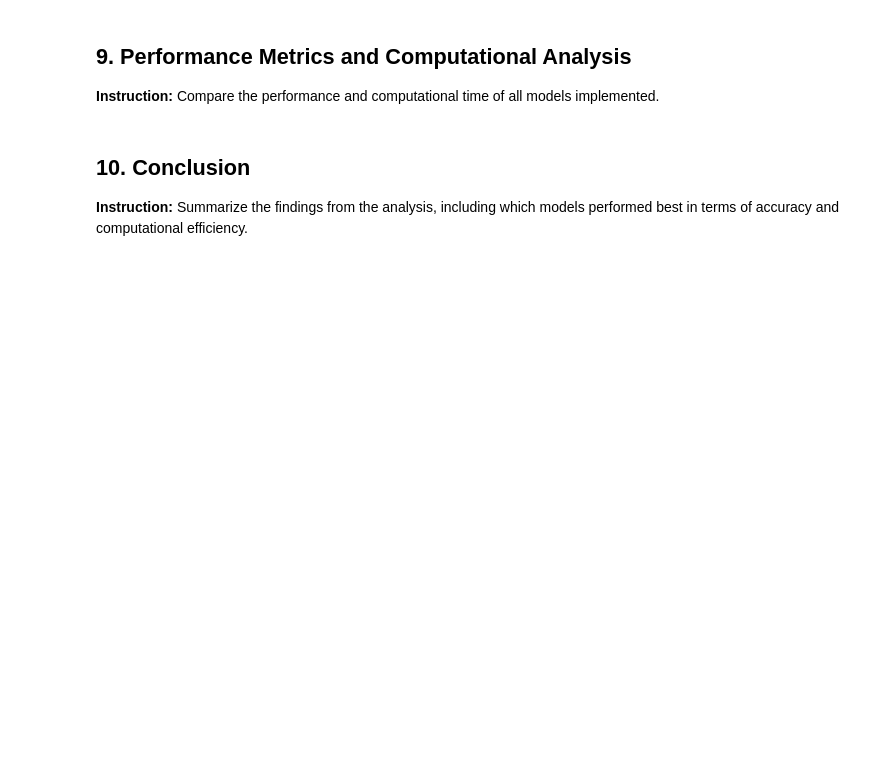
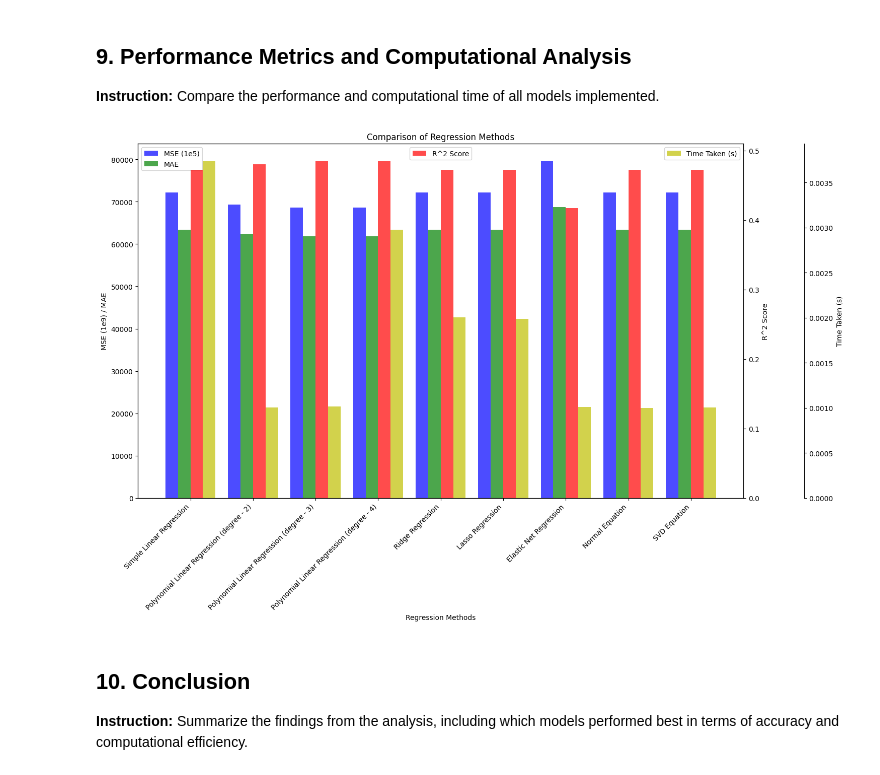
Before and after one commit to SayanDasDev/ML-College-, a Jupyter notebook: project_1/Regression_Project_Notebook.ipynb, the cells around one changed output. Saved outputs shown, nothing was run; the diff lists cells and outputs as text; code cells hidden in the pictures; blank space fills up the shorter version.

Commit message:
performance analysis done

```diff
--- a/project_1/Regression_Project_Notebook.ipynb
+++ b/project_1/Regression_Project_Notebook.ipynb
@@ -128,7 +128,7 @@ X_scaled = scaler.fit_transform(X)
 # %%
 
 # Split the data into training and test sets (e.g., 80% training, 20% testing)
-X_train, X_test, y_train, y_test = train_test_split(X, y, test_size=0.2, random_state=42)
+X_train, X_test, y_train, y_test = train_test_split(X_scaled, y, test_size=0.2, random_state=42)
 print("Shapes of the resulting datasets:")
 print(f"X_train: {X_train.shape}, y_train: {y_train.shape}")
 print(f"X_test: {X_test.shape}, y_test: {y_test.shape}")
@@ -136,6 +136,8 @@ print(f"X_test: {X_test.shape}, y_test: {y_test.shape}")
 Shapes of the resulting datasets:
 X_train: (16346, 1), y_train: (16346,)
 X_test: (4087, 1), y_test: (4087,)
+# %%
+matrices = pd.DataFrame(columns=['Mean Squared Error', 'Mean Absolute Error', 'R^2 Score', 'Time Taken'])
 # %% [markdown]
 
 ## 3. Simple Linear Regression
@@ -363,17 +393,3 @@ print(f"MSE: {mean_squared_error(y_test, y_pred_ne)}")
 # %% [markdown]
 ## 8. Implement linear Regression using SVD
-# %%
-# Define SVD equation. Inputs: X and y, Output: theta
-def svd_equation(X, y):
-    # Put your code and output accordingly
-    return
-
-# Use the svd equation to find theta
-
-# Predict using the svd equation
-
-# Calculate the performance metrics
-
-
-# Print the performance metrics
 # %%
@@ -427,3 +440,41 @@ plt.show()
+# %%
+
+# Example: Timing the training process
+fig, ax1 = plt.subplots(figsize=(15, 10))
+ax2 = ax1.twinx()
+ax3 = ax1.twinx()
+ax3.spines['right'].set_position(('axes', 1.1))
+
+# Plot bars
+x = np.arange(len(matrices))
+width = 0.2
+ax1.bar(x - width*1.5, matrices['Mean Squared Error']/1e5, width, label='MSE (1e5)', color='b', alpha=0.7)
+ax1.bar(x - width/2, matrices['Mean Absolute Error'], width, label='MAE', color='g', alpha=0.7)
+ax2.bar(x + width/2, matrices['R^2 Score'], width, label='R^2 Score', color='r', alpha=0.7)
+ax3.bar(x + width*1.5, matrices['Time Taken'], width, label='Time Taken (s)', color='y', alpha=0.7)
+
+# Customize the plot
+ax1.set_xlabel('Regression Methods')
+ax1.set_ylabel('MSE (1e9) / MAE')
+ax2.set_ylabel('R^2 Score')
+ax3.set_ylabel('Time Taken (s)')
+ax1.set_title('Comparison of Regression Methods')
+ax1.set_xticks(x)
+ax1.set_xticklabels(matrices.index, rotation=45, ha='right')
+
+# Add legends
+ax1.legend(loc='upper left')
+ax2.legend(loc='upper center')
+ax3.legend(loc='upper right')
+
+# Adjust layout and display
+plt.tight_layout()
+plt.show()
+
+# Plot performance comparison (students to fill in the details)
+# Students should create plots comparing the performance metrics (MSE, MAE, R2) and computational time for each model.
+# %% [output]
+[figure, added]
 # %% [markdown]
 
 ## 10. Conclusion
```
Also changed, not shown: parts of 9 cells of this notebook.
